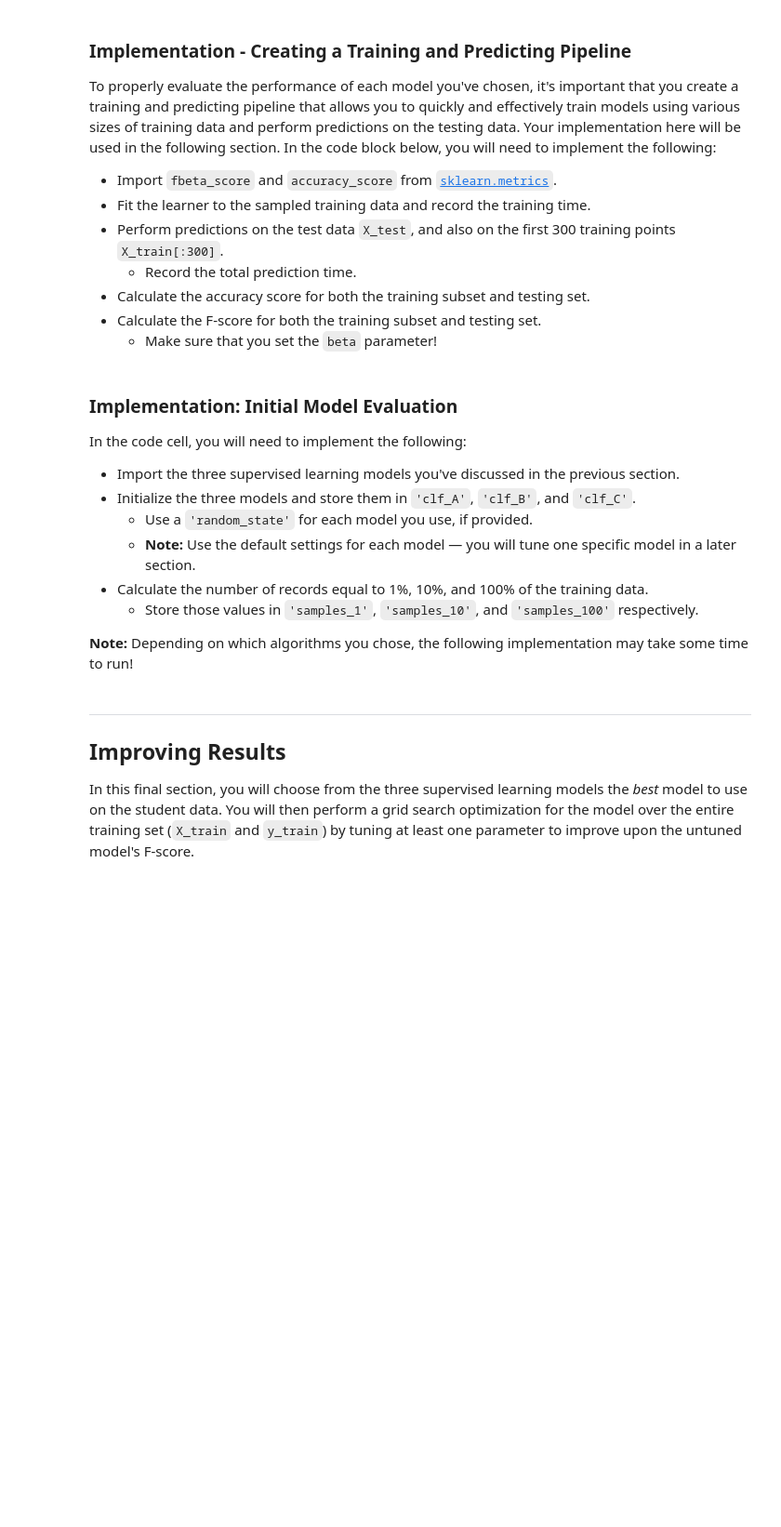
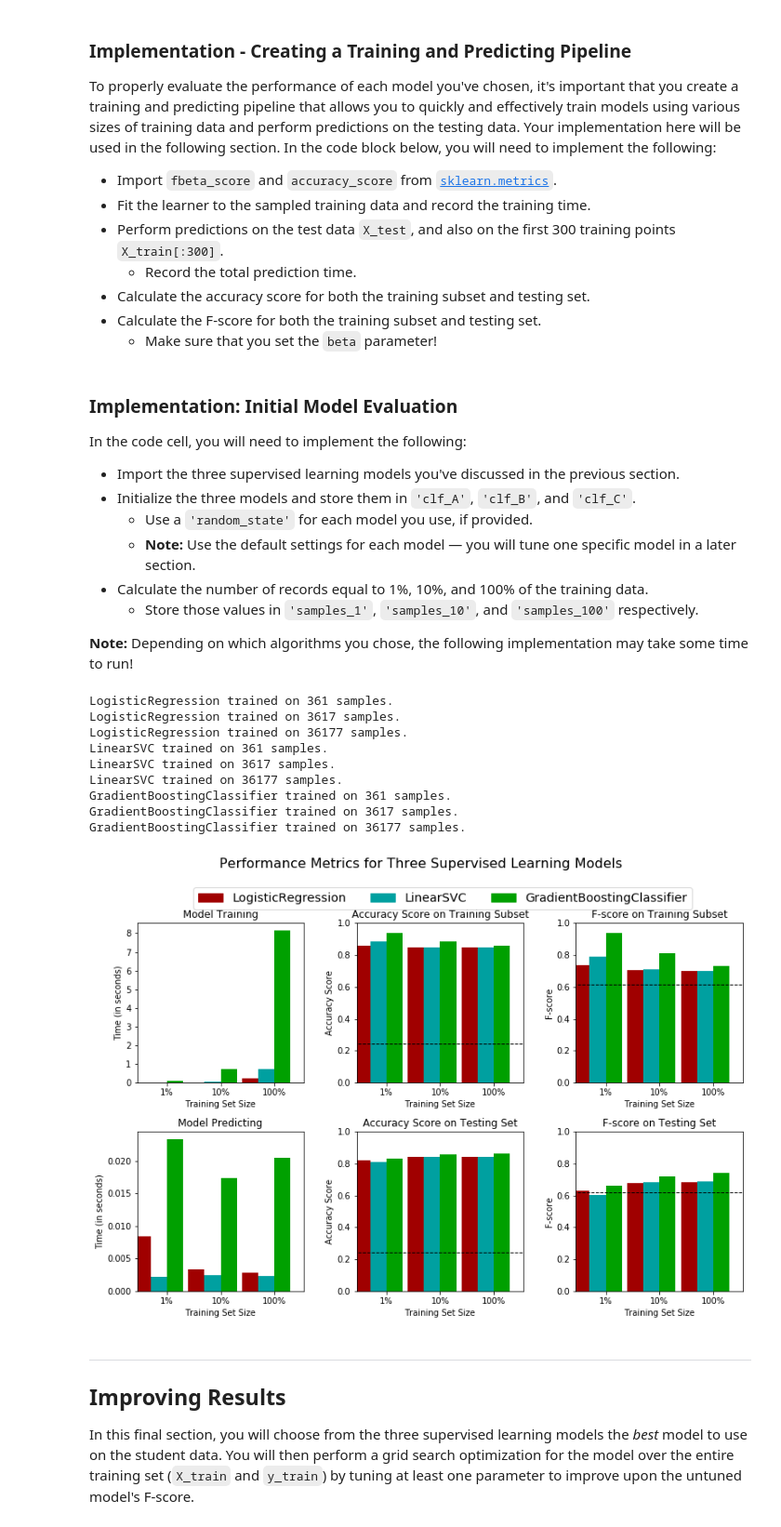
Before and after one commit to YannisPap/machine-learning, a Jupyter notebook: projects/finding_donors/finding_donors.ipynb, the cells around one changed output. Shown: that part at 93% size. Saved outputs shown, nothing was run; the diff lists cells and outputs as text; code cells hidden in the pictures; blank space fills up the shorter version.

```diff
--- a/projects/finding_donors/finding_donors.ipynb
+++ b/projects/finding_donors/finding_donors.ipynb
@@ -297,8 +368,6 @@ In the code block below, you will need to implement the following:
  - Calculate the F-score for both the training subset and testing set.
    - Make sure that you set the `beta` parameter!
 # %%
-# TODO: Import two metrics from sklearn - fbeta_score and accuracy_score
-
 def train_predict(learner, sample_size, X_train, y_train, X_test, y_test):
     '''
     inputs:
@@ -312,38 +381,40 @@ def train_predict(learner, sample_size, X_train, y_train, X_test, y_test):
 
     results = {}
 
-    # TODO: Fit the learner to the training data using slicing with 'sample_size' using .fit(training_features[:], training_labels[:])
+    # TODO: Fit the learner to the training data using slicing with
+    #'sample_size' using .fit(training_features[:], training_labels[:])
     start = time() # Get start time
-    learner = None
+    learner = learner.fit(X_train[:sample_size], y_train[:sample_size])
     end = time() # Get end time
 
     # TODO: Calculate the training time
-    results['train_time'] = None
+    results['train_time'] = end - start
 
     # TODO: Get the predictions on the test set(X_test),
-    #       then get predictions on the first 300 training samples(X_train) using .predict()
+    #       then get predictions on the first 300 training samples(X_train)
+    #       using .predict()
     start = time() # Get start time
-    predictions_test = None
-    predictions_train = None
+    predictions_test = learner.predict(X_test)
+    predictions_train = learner.predict(X_train[:300])
     end = time() # Get end time
 
     # TODO: Calculate the total prediction time
-    results['pred_time'] = None
+    results['pred_time'] = end - start
 
     # TODO: Compute accuracy on the first 300 training samples which is y_train[:300]
-    results['acc_train'] = None
+    results['acc_train'] = accuracy_score(y_train[:300], predictions_train[:300])
 
     # TODO: Compute accuracy on test set using accuracy_score()
-    results['acc_test'] = None
+    results['acc_test'] = accuracy_score(y_test, predictions_test)
 
     # TODO: Compute F-score on the the first 300 training samples using fbeta_score()
-    results['f_train'] = None
+    results['f_train'] = fbeta_score(y_train[:300], predictions_train[:300], beta=0.5)
 
     # TODO: Compute F-score on the test set which is y_test
-    results['f_test'] = None
+    results['f_test'] = fbeta_score(y_test, predictions_test, beta=0.5)
 
     # Success
-    print "{} trained on {} samples.".format(learner.__class__.__name__, sample_size)
+    print("{} trained on {} samples.".format(learner.__class__.__name__, sample_size))
 
     # Return the results
     return results
@@ -359,32 +430,43 @@ In the code cell, you will need to implement the following:
 
 **Note:** Depending on which algorithms you chose, the following implementation may take some time to run!
 # %%
-# TODO: Import the three supervised learning models from sklearn
+# TODO: Initialize the three models
 
-# TODO: Initialize the three models
-clf_A = None
-clf_B = None
-clf_C = None
+clf_A = LogisticRegression(random_state=42)
+clf_B = LinearSVC(random_state=42)
+clf_C = GradientBoostingClassifier(random_state=42)
 
 # TODO: Calculate the number of samples for 1%, 10%, and 100% of the training data
 # HINT: samples_100 is the entire training set i.e. len(y_train)
 # HINT: samples_10 is 10% of samples_100
 # HINT: samples_1 is 1% of samples_100
-samples_100 = None
-samples_10 = None
-samples_1 = None
+samples_100 = len(y_train)
+samples_10 = int(samples_100/10)
+samples_1 = int(samples_100/100)
 
 # Collect results on the learners
 results = {}
 for clf in [clf_A, clf_B, clf_C]:
     clf_name = clf.__class__.__name__
     results[clf_name] = {}
     for i, samples in enumerate([samples_1, samples_10, samples_100]):
         results[clf_name][i] = \
         train_predict(clf, samples, X_train, y_train, X_test, y_test)
 
 # Run metrics visualization for the three supervised learning models chosen
+
 vs.evaluate(results, accuracy, fscore)
+# %% [output]
+LogisticRegression trained on 361 samples.
+LogisticRegression trained on 3617 samples.
+LogisticRegression trained on 36177 samples.
+LinearSVC trained on 361 samples.
+LinearSVC trained on 3617 samples.
+LinearSVC trained on 36177 samples.
+GradientBoostingClassifier trained on 361 samples.
+GradientBoostingClassifier trained on 3617 samples.
+GradientBoostingClassifier trained on 36177 samples.
+[figure, added]
 # %% [markdown]
 ----
 ## Improving Results
```
Also changed, not shown: parts of 35 cells of this notebook, 2 other files.
